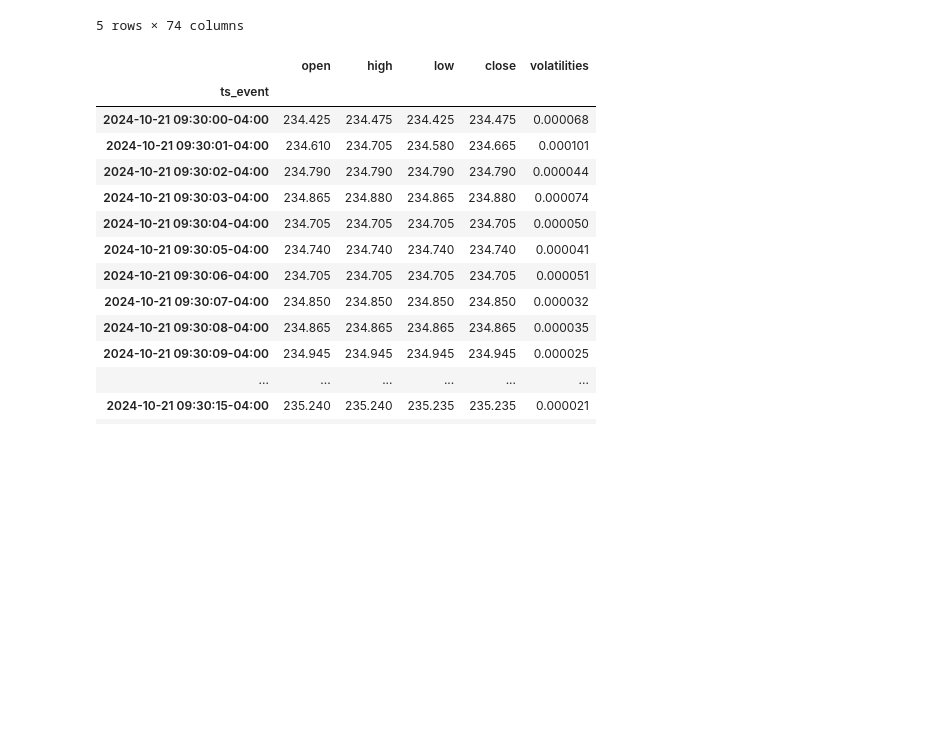
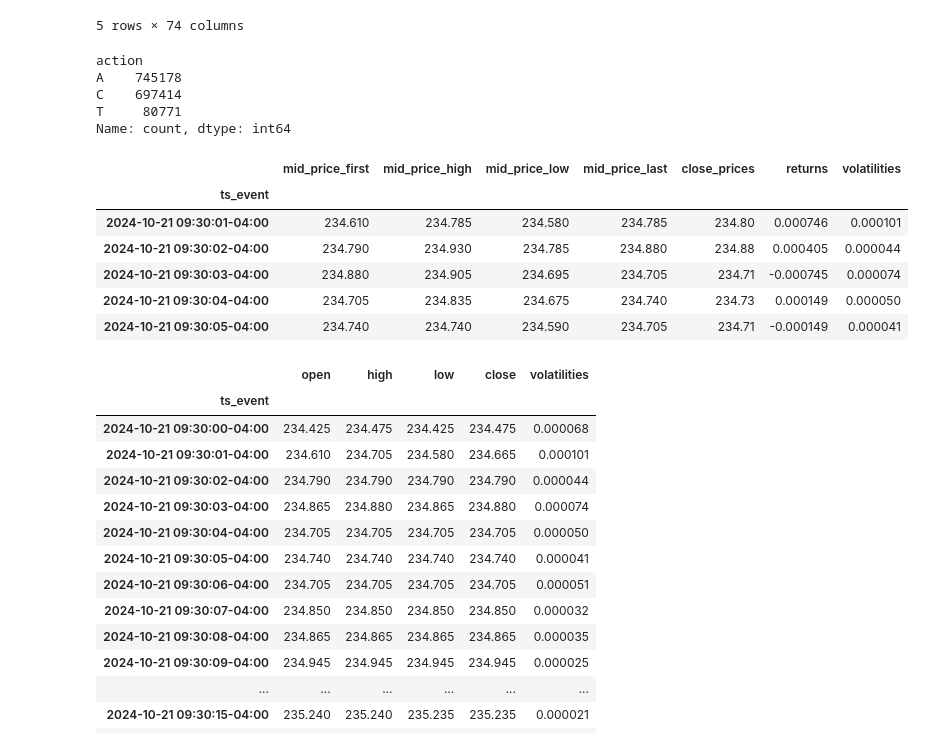
Before and after one commit to LiaoLaurent/Stock-Prediction-Deep-Learning, a Jupyter notebook: feature_engineering.ipynb, the cells around one changed output. Saved outputs shown, nothing was run; the diff lists cells and outputs as text; code cells hidden in the pictures; blank space fills up the shorter version.

Commit message:
Added close price

```diff
--- a/feature_engineering.ipynb
+++ b/feature_engineering.ipynb
@@ -23,4 +23,12 @@ df.head()
 | 2024-10-21 09:30:00.003273947-04:00 | 2024-10-21 09:30:00.004873348-04:00 | 10 | 2 | 38 | T | B | 0 | 234.51 | 429 | 128 | ... |
 | 2024-10-21 09:30:00.003273947-04:00 | 2024-10-21 09:30:00.004873348-04:00 | 10 | 2 | 38 | C | A | 0 | 234.51 | 429 | 128 | ... |
 5 rows × 74 columns
+# %%
+df.action.value_counts()
+# %% [output]
+action
+A    745178
+C    697414
+T     80771
+Name: count, dtype: int64
 # %%
@@ -51,3 +90,14 @@ def resample_mid_prices(df, sampling_rate, mid_price_discretization="10ms"):
+# %%
+data = resample_mid_prices(df, "1s")
+data.head()
+# %% [output]
+|  | mid_price_first | mid_price_high | mid_price_low | mid_price_last | close_prices | returns | volatilities |
+| ts_event |  |  |  |  |  |  |  |
+| 2024-10-21 09:30:01-04:00 | 234.610 | 234.785 | 234.580 | 234.785 | 234.80 | 0.000746 | 0.000101 |
+| 2024-10-21 09:30:02-04:00 | 234.790 | 234.930 | 234.785 | 234.880 | 234.88 | 0.000405 | 0.000044 |
+| 2024-10-21 09:30:03-04:00 | 234.880 | 234.905 | 234.695 | 234.705 | 234.71 | -0.000745 | 0.000074 |
+| 2024-10-21 09:30:04-04:00 | 234.705 | 234.835 | 234.675 | 234.740 | 234.73 | 0.000149 | 0.000050 |
+| 2024-10-21 09:30:05-04:00 | 234.740 | 234.740 | 234.590 | 234.705 | 234.71 | -0.000149 | 0.000041 |
 # %%
 def group_and_pivot_order_sizes(df, sampling_rate):
     """
```
Also changed, not shown: parts of 1 cell of this notebook, 2 other files.
